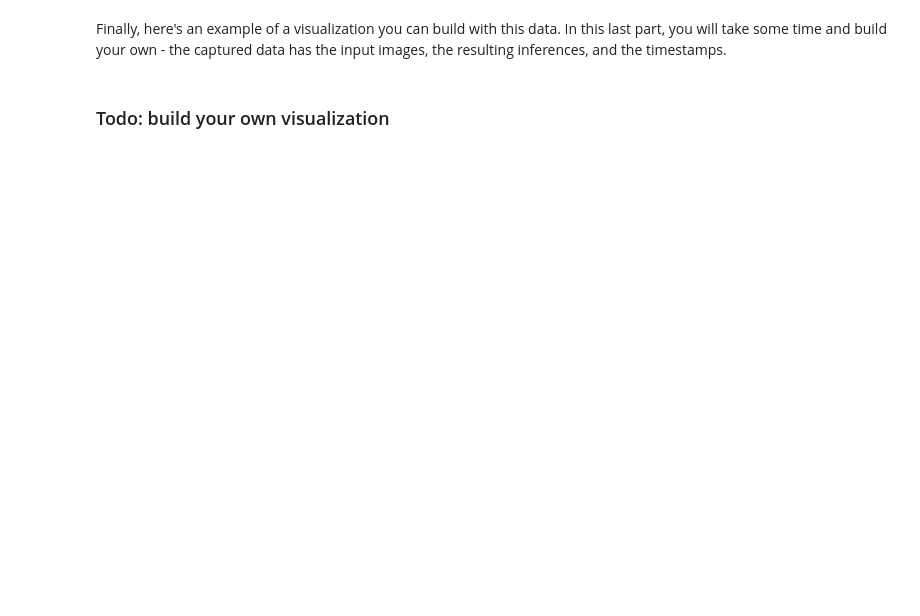
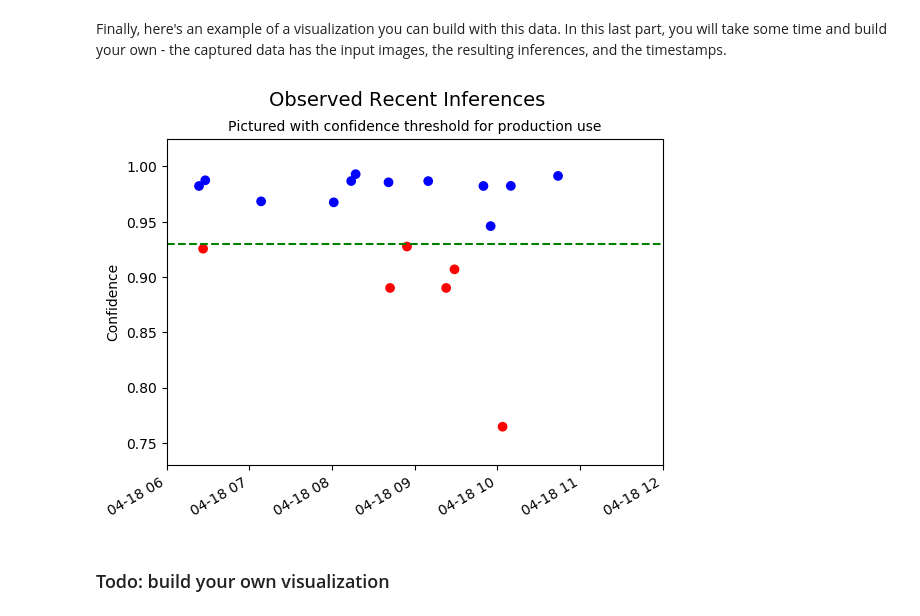
Before and after one commit to AravindaDP/udacity-nd009t-C2-Developing-ML-Workflow, a Jupyter notebook: project/starter.ipynb, the cells around one changed output. Saved outputs shown, nothing was run; the diff lists cells and outputs as text; code cells hidden in the pictures; blank space fills up the shorter version.

Commit message:
feat: Testing and Evaluation
Gather data from Model monitor with enough Step function invocations.
Create visualizations

```diff
--- a/project/starter.ipynb
+++ b/project/starter.ipynb
@@ -676,28 +699,35 @@ simple_getter(json_data[0])
 # %% [markdown]
 Finally, here's an example of a visualization you can build with this data. In this last part, you will take some time and build your own - the captured data has the input images, the resulting inferences, and the timestamps.
 # %%
+from datetime import datetime
+
+%matplotlib inline
+import matplotlib.pyplot as plt
 # Populate the data for the x and y axis
 x = []
 y = []
 for obj in json_data:
     inference, timestamp = simple_getter(obj)
 
     y.append(max(inference))
-    x.append(timestamp)
+    x.append(datetime.strptime(timestamp, "%Y-%m-%dT%H:%M:%SZ"))
 
 # Todo: here is an visualization example, take some time to build another visual that helps monitor the result
 # Plot the data
-plt.scatter(x, y, c=['r' if k<.94 else 'b' for k in y ])
-plt.axhline(y=0.94, color='g', linestyle='--')
-plt.ylim(bottom=.88)
+plt.scatter(x, y, c=['r' if k<.93 else 'b' for k in y ])
+plt.axhline(y=0.93, color='g', linestyle='--')
+plt.ylim(bottom=.73)
 
 # Add labels
 plt.ylabel("Confidence")
 plt.suptitle("Observed Recent Inferences", size=14)
 plt.title("Pictured with confidence threshold for production use", size=10)
 
 # Give it some pizzaz!
 plt.style.use("Solarize_Light2")
+plt.xlim((datetime.strptime("2023-04-18T06:00:00Z", "%Y-%m-%dT%H:%M:%SZ"),datetime.strptime("2023-04-18T12:00:00Z", "%Y-%m-%dT%H:%M:%SZ")))
 plt.gcf().autofmt_xdate()
+# %% [output]
+[figure, added]
 # %% [markdown]
 ### Todo: build your own visualization
```
Also changed, not shown: parts of 5 cells of this notebook.
